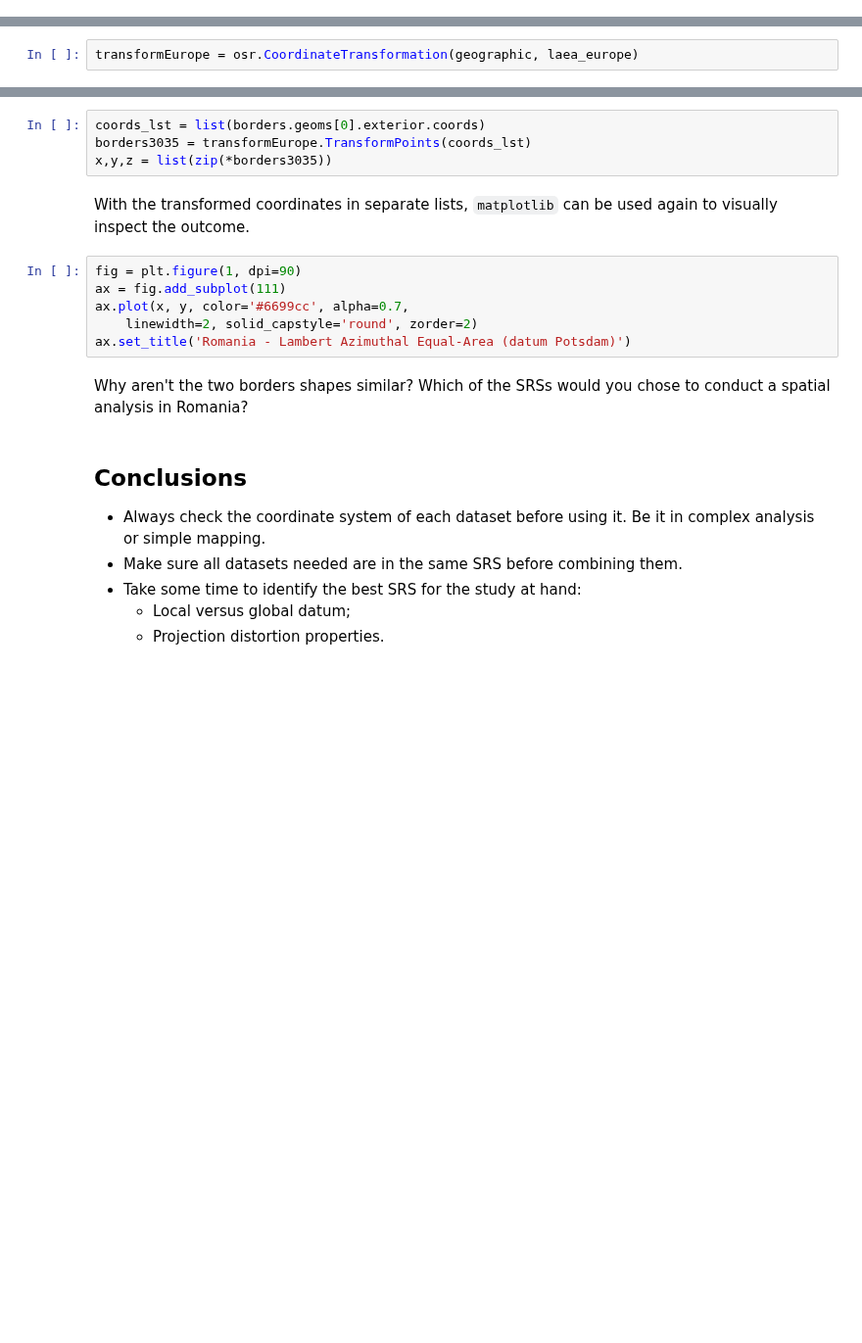
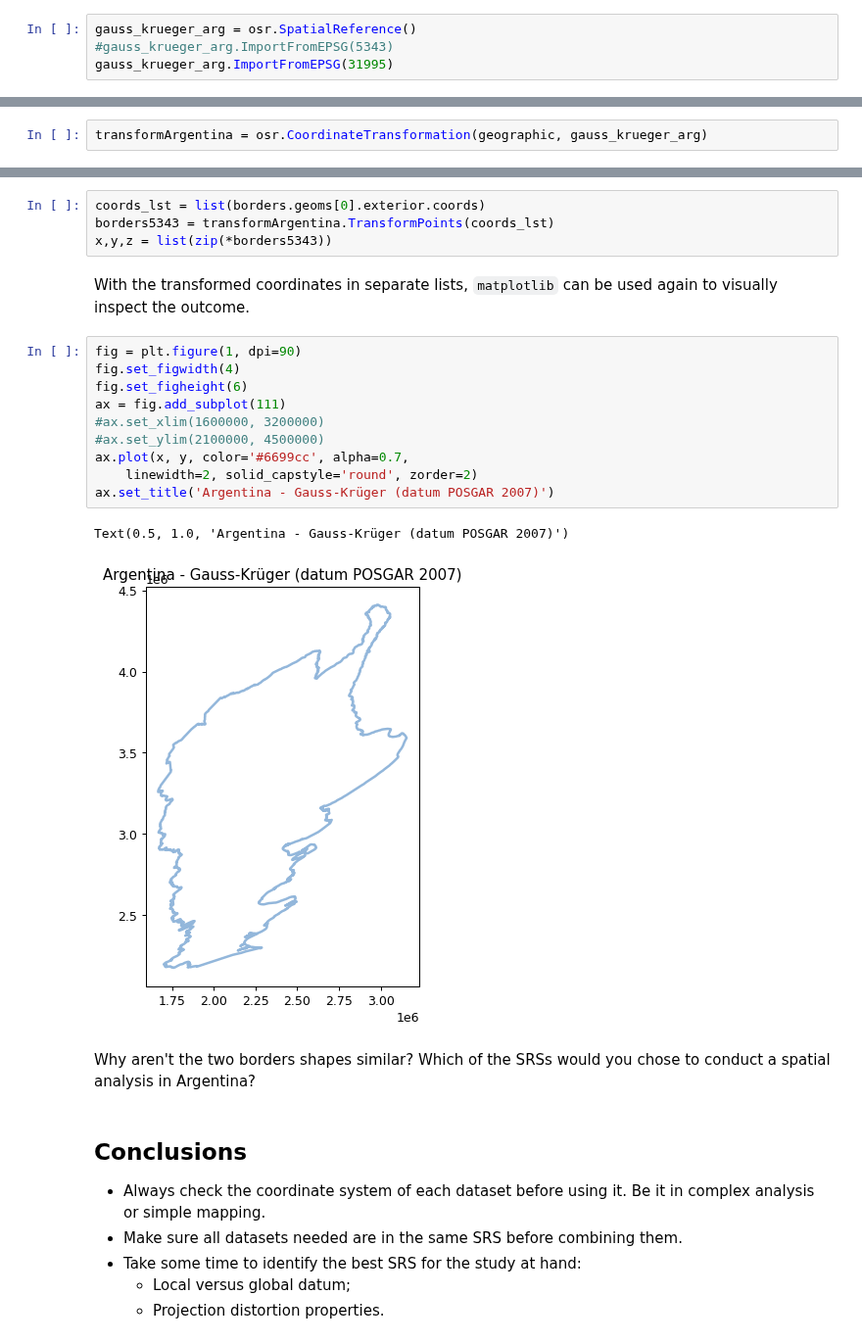
Before and after one commit to ldesousa/geopython-workshop, a Jupyter notebook: workshop/jupyter/content/notebooks/03-spatial-reference-systems.ipynb, the cells around one changed output, grey strips where cells are left out. Shown at 98% size. Drawn from its saved outputs; the diff is of its cells as text; blank space fills up the shorter version.

```diff
--- a/workshop/jupyter/content/notebooks/03-spatial-reference-systems.ipynb
+++ b/workshop/jupyter/content/notebooks/03-spatial-reference-systems.ipynb
@@ -64,0 +66,4 @@ laea_europe.ImportFromEPSG(3035)
+# %%
+gauss_krueger_arg = osr.SpatialReference()
+#gauss_krueger_arg.ImportFromEPSG(5343)
+gauss_krueger_arg.ImportFromEPSG(31995)
@@ -73,4 +100,4 @@ hammer.ExportToProj4()
 
 With the SRSs parametrised, it becomes possible to convert coordinates between different systems. In the `osr` module this is made with the `CoordinateTransformation` class. It is initialised with an input SRS and an output SRS. The following defines a transformation between geographic coordinates and the European system with Lambert's Azimuthal Equal-Area projection:
 # %%
-transformEurope = osr.CoordinateTransformation(geographic, laea_europe)
+transformArgentina = osr.CoordinateTransformation(geographic, gauss_krueger_arg)
@@ -128,18 +169,25 @@ ax.set_title('Romania - Marynus of Tyre projection')
 What if a different SRS is required for analysis? The `transformEurope` object is used again for convenience. With the `TransformPoints` method it is possible to transform a list of coordinate pairs. This method returns a list a tuples, that is converted to a set of lists with the `zip` method.
 # %%
 coords_lst = list(borders.geoms[0].exterior.coords)
-borders3035 = transformEurope.TransformPoints(coords_lst)
-x,y,z = list(zip(*borders3035))
+borders5343 = transformArgentina.TransformPoints(coords_lst)
+x,y,z = list(zip(*borders5343))
 # %% [markdown]
 With the transformed coordinates in separate lists, `matplotlib` can be used again to visually inspect the outcome.
 # %%
 fig = plt.figure(1, dpi=90)
+fig.set_figwidth(4)
+fig.set_figheight(6)
 ax = fig.add_subplot(111)
+#ax.set_xlim(1600000, 3200000)
+#ax.set_ylim(2100000, 4500000)
 ax.plot(x, y, color='#6699cc', alpha=0.7,
     linewidth=2, solid_capstyle='round', zorder=2)
-ax.set_title('Romania - Lambert Azimuthal Equal-Area (datum Potsdam)')
+ax.set_title('Argentina - Gauss-Krüger (datum POSGAR 2007)')
+# %% [output]
+Text(0.5, 1.0, 'Argentina - Gauss-Krüger (datum POSGAR 2007)')
+[figure, added]
 # %% [markdown]
-Why aren't the two borders shapes similar? Which of the SRSs would you chose to conduct a spatial analysis in Romania?
+Why aren't the two borders shapes similar? Which of the SRSs would you chose to conduct a spatial analysis in Argentina?
 # %% [markdown]
 ## Conclusions
 
```
Also changed, not shown: parts of 17 cells of this notebook, 1 other file.
